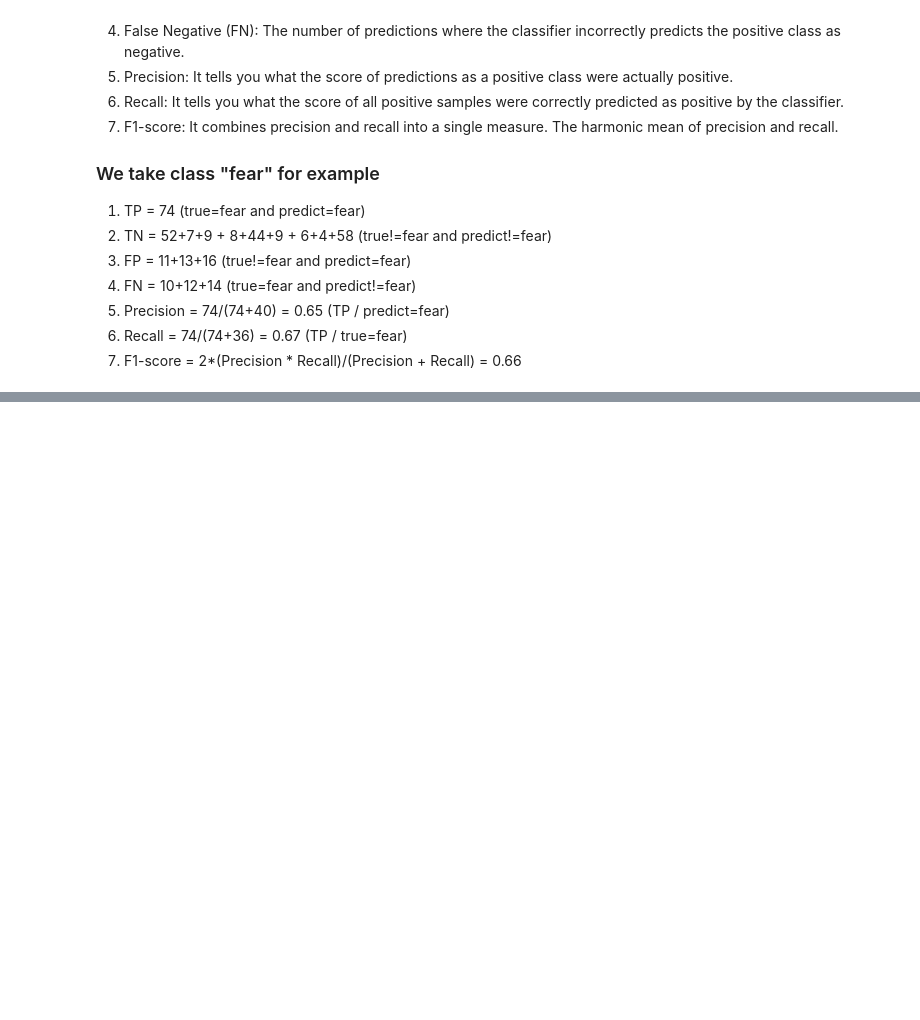
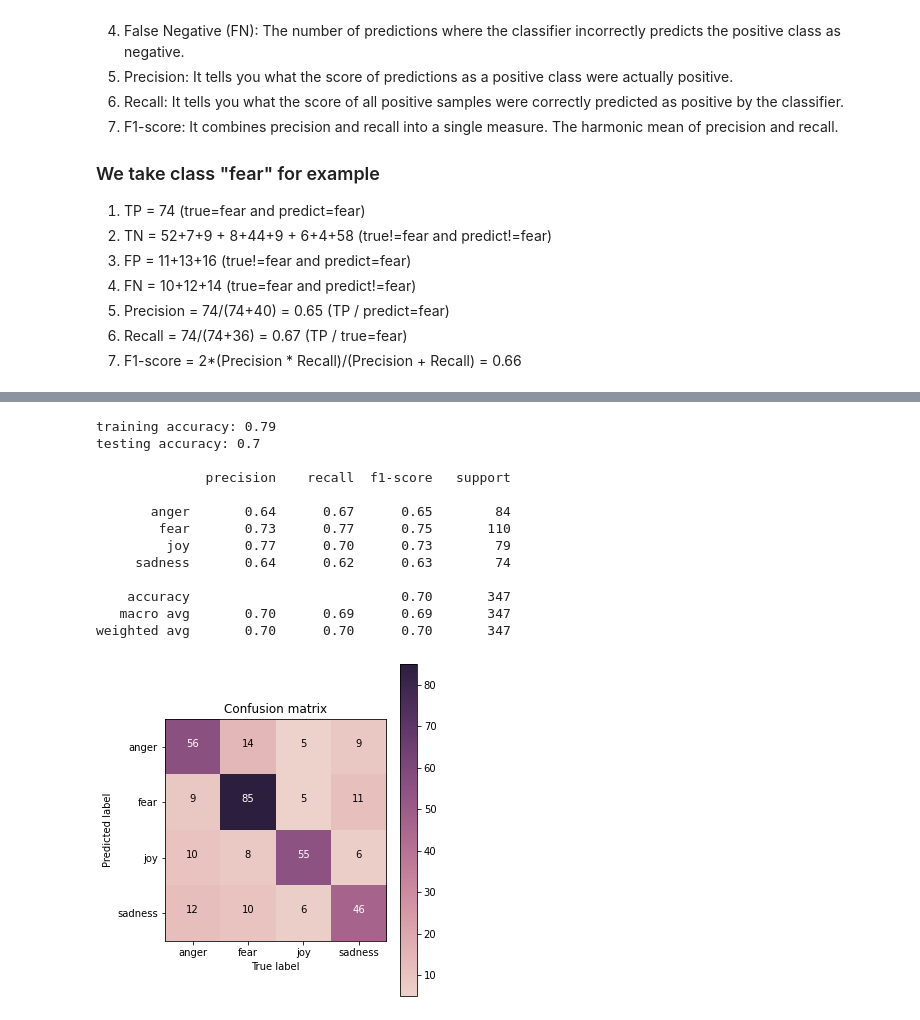
Before and after one commit to Coffeeps/DM2021-Lab2-HW2, a Jupyter notebook: DM2021-Lab2-Homework.ipynb, the cells around one changed output, grey strips where cells are left out. Cells and saved outputs as stored; diff of their text form; code cells hidden in the pictures; blank space fills up the shorter version.

```diff
--- a/DM2021-Lab2-Homework.ipynb
+++ b/DM2021-Lab2-Homework.ipynb
@@ -425,0 +432,41 @@ Can you interpret the results above? What do they mean?
+# %%
+from sklearn.naive_bayes import MultinomialNB
+
+# build Naive Bayes model
+mnb = MultinomialNB()
+
+# training
+mnb.fit(X_train, y_train)
+
+# predict
+y_train_pred = mnb.predict(X_train)
+y_test_pred = mnb.predict(X_test)
+
+# accuracy
+acc_train = accuracy_score(y_true=y_train, y_pred=y_train_pred)
+acc_test = accuracy_score(y_true=y_test, y_pred=y_test_pred)
+
+print('training accuracy: {}'.format(round(acc_train, 2)))
+print('testing accuracy: {}\n'.format(round(acc_test, 2)))
+
+# precision, recall, and F1-score
+print(classification_report(y_true=y_test, y_pred=y_test_pred))
+
+# confusion matrix
+cm = confusion_matrix(y_true=y_test, y_pred=y_test_pred)
+plot_confusion_matrix(cm, classes=my_tags, title='Confusion matrix')
+# %% [output]
+training accuracy: 0.79
+testing accuracy: 0.7
+
+              precision    recall  f1-score   support
+
+       anger       0.64      0.67      0.65        84
+        fear       0.73      0.77      0.75       110
+         joy       0.77      0.70      0.73        79
+     sadness       0.64      0.62      0.63        74
+
+    accuracy                           0.70       347
+   macro avg       0.70      0.69      0.69       347
+weighted avg       0.70      0.70      0.70       347
+[figure, added]
```
Also changed, not shown: parts of 19 cells of this notebook.
